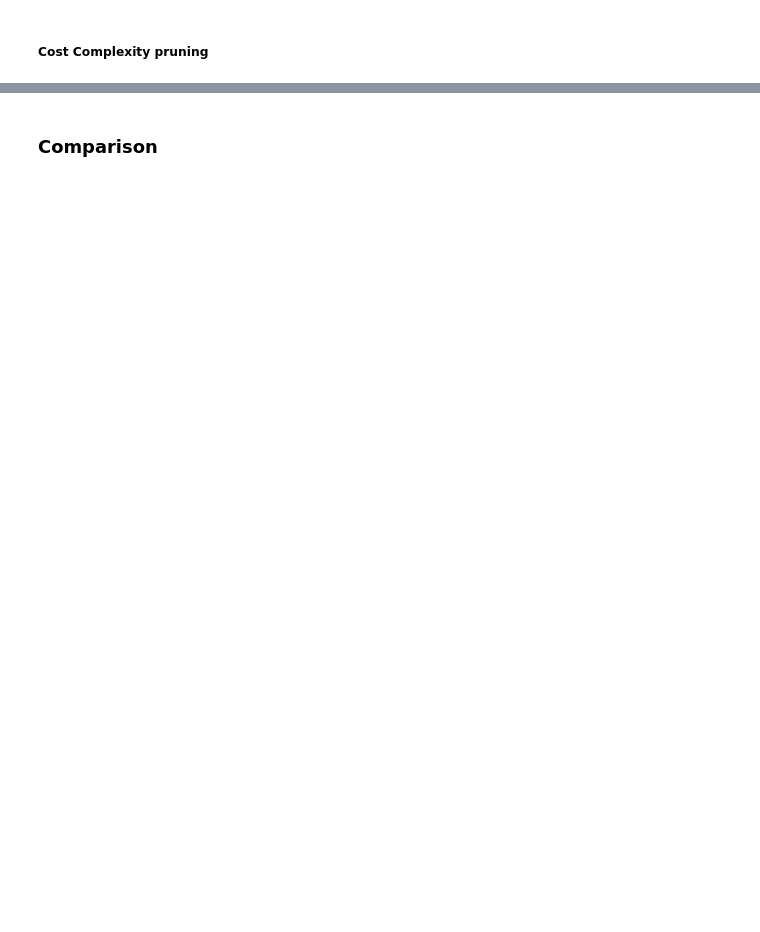
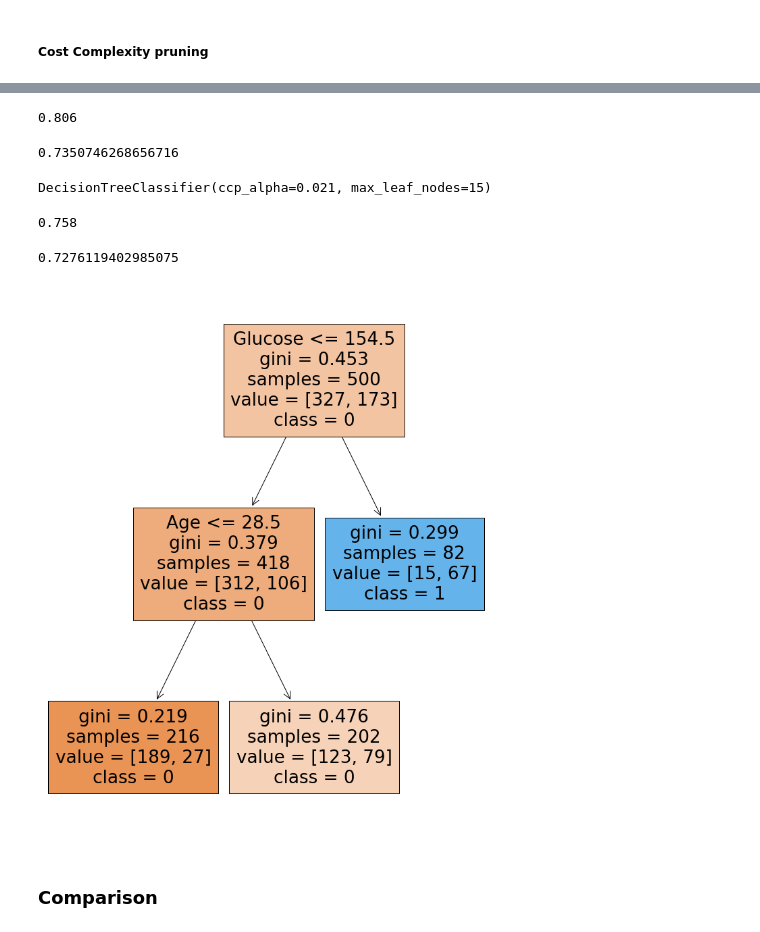
Before and after one commit to LucasColas/Machine-Learning-Analysis-of-Diabetes, a Jupyter notebook: Machine_Learning_Analysis_of_Diabetes.ipynb, the cells around one changed output, grey strips where cells are left out. Saved outputs shown, nothing was run; the diff lists cells and outputs as text; code cells hidden in the pictures; blank space fills up the shorter version.

```diff
--- a/Machine_Learning_Analysis_of_Diabetes.ipynb
+++ b/Machine_Learning_Analysis_of_Diabetes.ipynb
@@ -590,3 +593,29 @@ _ = tree.plot_tree(clf, feature_names=Xdf.columns, filled=True)
+# %%
+clf.score(X_train, y_train)
+# %% [output]
+0.806
+# %%
+clf.score(X_test, y_test)
+# %% [output]
+0.7350746268656716
+# %%
+clf = tree.DecisionTreeClassifier(ccp_alpha=0.021, max_leaf_nodes=15)
+clf.fit(X_train, y_train)
+# %% [output]
+DecisionTreeClassifier(ccp_alpha=0.021, max_leaf_nodes=15)
+# %%
+clf.score(X_train, y_train)
+# %% [output]
+0.758
+# %%
+clf.score(X_test, y_test)
+# %% [output]
+0.7276119402985075
+# %%
+fig = plt.figure(figsize=(12,15))
+_ = tree.plot_tree(clf, feature_names=Xdf.columns, class_names=["0","1"], filled=True)
+# %% [output]
+[figure, added]
 # %% [markdown]
 ### Comparison
 # %%
```
Also changed, not shown: parts of 10 cells of this notebook.
